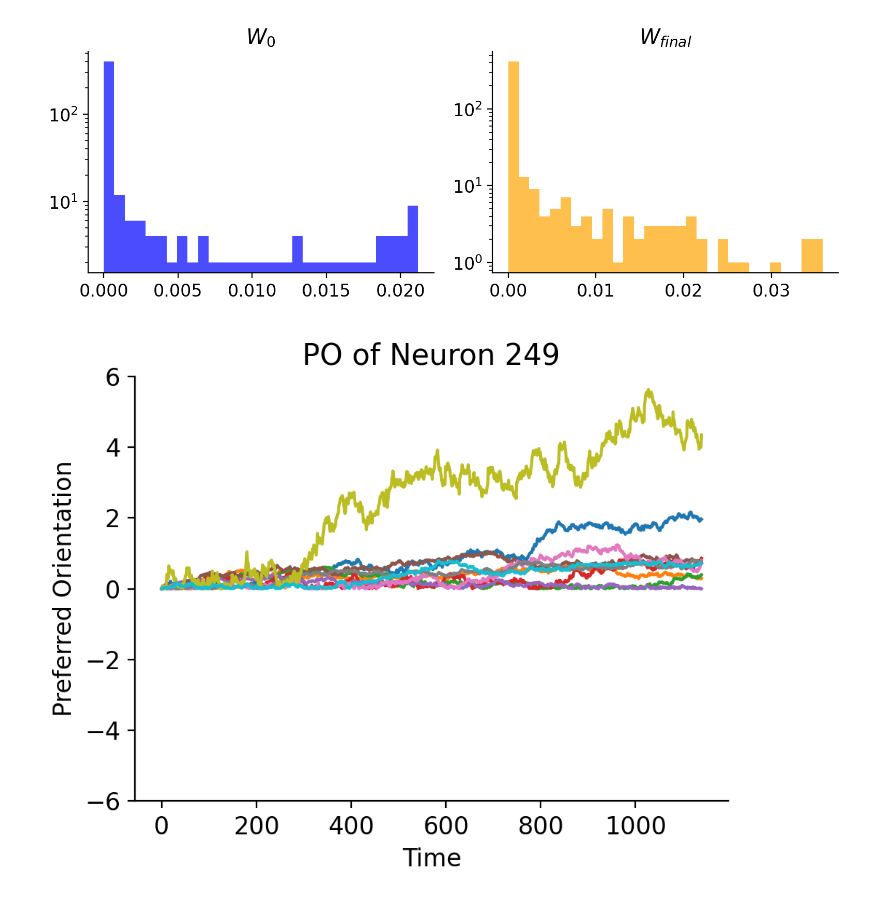
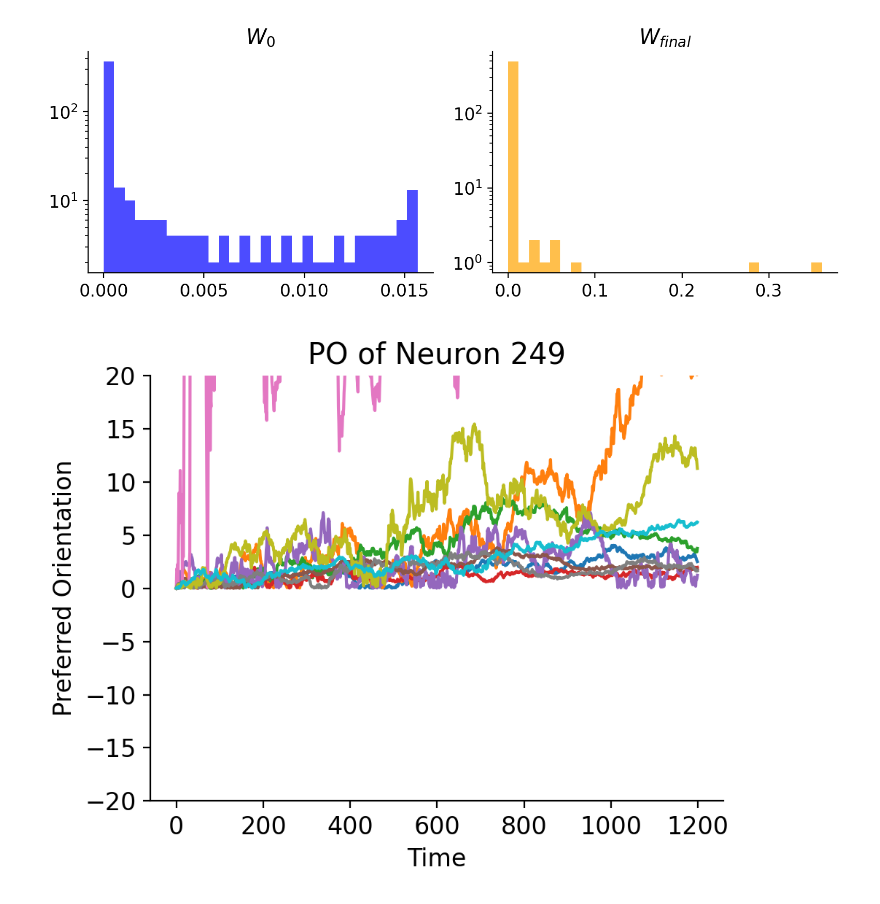
Before and after one commit to divyanshgupt/drift_model_2026, a Jupyter notebook: scripts/08-26 - analytics/1A - FF - cotuned/8. single_neuron_drift.ipynb, the cells around one changed output. Cells and saved outputs as stored; diff of their text form; code cells hidden in the pictures.

```diff
--- a/scripts/08-26 - analytics/1A - FF - cotuned/8. single_neuron_drift.ipynb
+++ b/scripts/08-26 - analytics/1A - FF - cotuned/8. single_neuron_drift.ipynb
@@ -15,16 +15,17 @@ a = 10
 N = 500
 N_i = 500
 prop_shift = 0.0
-hebb_k = 1.0
-eta_k = 0.2
-w_clip = True
+hebb_k = 0
+eta_k = 1.0
+w_clip = False
+n_days = 30
+vars_ef = np.random.lognormal(mean=2, sigma=0.6, size=N)
 
 def gaussian(x, mu, sigma):
     return np.exp(-(x - mu)**2/(2 * sigma**2)) * 1/(np.sqrt(2 * np.pi) * sigma)
 
 def init_weights(N, N_i):
 
-    vars_ef = np.random.lognormal(mean=2, sigma=0.6, size=N)
     vars_if = np.random.lognormal(mean=3, sigma=0.6, size=N_i)
     varss_ei = np.random.lognormal(mean=3, sigma=0.6, size=N)
 
@@ -125,7 +126,7 @@ def PO_estimate(w, w_if, w_ei, I_cno=0, method='argmax', min_r=0.05):
 
 def run_sim():
 
-    n_steps = 300 + 28*30
+    n_steps = 300 + n_days * 30
     n_steps_per_norm = 30
 
     r_f_rec = []
@@ -192,24 +193,24 @@ axs[0].set_yscale('log')
 axs[1].set_yscale('log')
 fig.tight_layout()
 # %% [output]
-[figure, old version]
+[figure, new version]
 # %%
 # Plot POs over time for the cell of interest
 cell_idxs = np.arange(0, N, 50)  # Example: plot every 50th neuron
 plt.figure(figsize=(5, 4), dpi=200)
 for i in cell_idxs:
     plt.plot(circular_dist(POs[:, i], POs[0, i]), label=f'Neuron {i}')
 plt.xlabel('Time')
 plt.ylabel('Preferred Orientation')
 plt.title(f'PO of Neuron {cell_idx}')
-plt.ylim((-6, 6))
+plt.ylim((-20, 20))
 # plt.legend()
 
 
 plt.tight_layout()
 plt.show()
 # %% [output]
-[figure, old version]
+[figure, new version]
 # %%
 drift_mag, drift_rate, convergence = drift_metrics(POs, ref_angle=90)
 # %%
```
Also changed, not shown: parts of 7 cells of this notebook, 13 other files.
